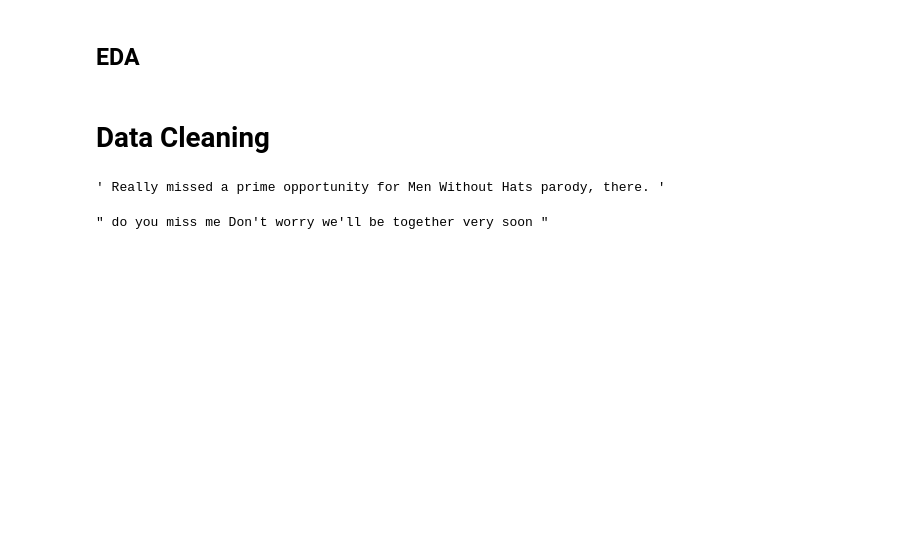
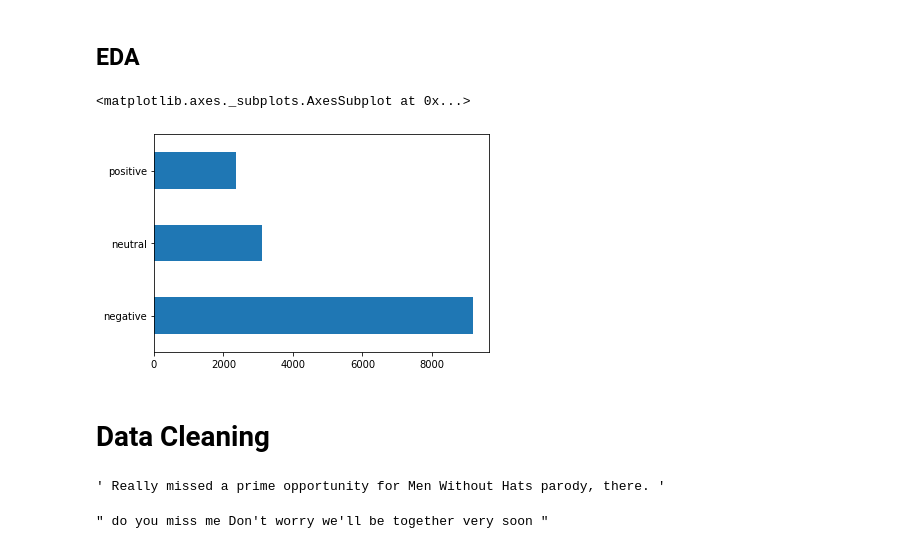
Before and after one commit to Amphibian27/Natural-Language-Processing, a Jupyter notebook: Sentiment_Classification.ipynb, the cells around one changed output. Drawn from its saved outputs; the diff is of its cells as text; code cells hidden in the pictures; blank space fills up the shorter version.

```diff
--- a/Sentiment_Classification.ipynb
+++ b/Sentiment_Classification.ipynb
@@ -53,3 +55,8 @@ df1['airline_sentiment'].value_counts().sort_values(ascending=False).iplot(kind=
+# %%
+df1['airline_sentiment'].value_counts().plot(kind='barh')
+# %% [output]
+<matplotlib.axes._subplots.AxesSubplot at 0x...>
+[figure, added]
 # %% [markdown]
 # Data Cleaning
 # %%
```
Also changed, not shown: parts of 3 cells of this notebook.
